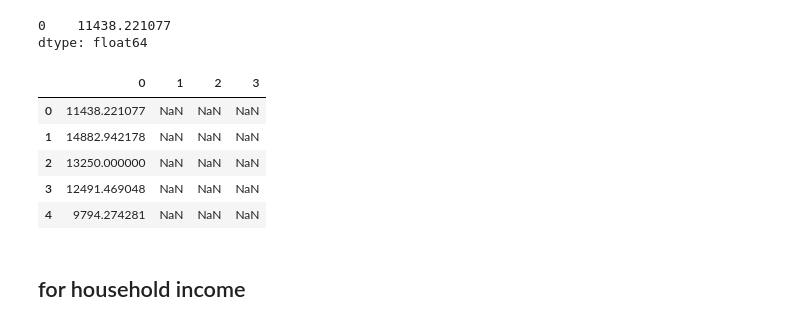
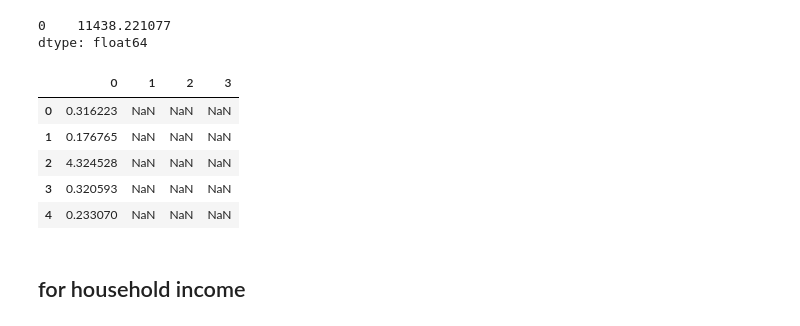
Before and after one commit to mateoneira/UrbanDNA, a Jupyter notebook: Ele-June/June's modular functions/REAL_Overlay Areal Interpolation.ipynb, the cells around one changed output. Drawn from its saved outputs; the diff is of its cells as text; code cells hidden in the pictures.

Commit message:
updated cleaned interpolated results

```diff
--- a/Ele-June/June's modular functions/REAL_Overlay Areal Interpolation.ipynb
+++ b/Ele-June/June's modular functions/REAL_Overlay Areal Interpolation.ipynb
@@ -18,7 +18,7 @@ from datetime import datetime
 ## Input shapefiles.
 sc_file is source shapefile with attribute values; tg_file is target shapefile (boundary obtained from amenitiy clusterning, in our case)
 # %%
-sc_file="/Users/June/urbanDNA/data/london_info_shp/london_info.shp"
+sc_file="/Users/June/urbanDNA/data/london_info_shp/london_info_1.shp"
 tg_file="/Users/June/urbanDNA/Ele-June/HDBSCAN_polygons.csv"
 # %%
 tg = pd.read_csv(tg_file)
@@ -86,2 +109,0 @@ sc_shp.head()
-# %%
-sc_shp['day_night_ratio']=float(sc_shp['num_jbs'])/float(sc_shp['pop15'])
@@ -90,7 +114,7 @@ TypeError: cannot convert the series to <type 'float'>
 # %% [markdown]
 ## Calculation
 # %%
-attr_name ="pop15"
+attr_name ="dy_ngh_"
 
 sc_values = pd.to_numeric(sc_shp[attr_name])
 tg_zone_value=[]
@@ -122,12 +164,12 @@ tg_zone_value[0]
 0    11438.221077
 dtype: float64
 # %%
-pop=pd.DataFrame(tg_zone_value) #"interpolated value returned. in order. hence can be attached back to dataframe.
-pop.head()
+pop_ratio=pd.DataFrame(tg_zone_value) #"interpolated value returned. in order. hence can be attached back to dataframe.
+pop_ratio.head()
 # %% [output]
 |  | 0 | 1 | 2 | 3 |
-| 0 | 11438.221077 | NaN | NaN | NaN |
-| 1 | 14882.942178 | NaN | NaN | NaN |
-| 2 | 13250.000000 | NaN | NaN | NaN |
-| 3 | 12491.469048 | NaN | NaN | NaN |
-| 4 | 9794.274281 | NaN | NaN | NaN |
+| 0 | 0.316223 | NaN | NaN | NaN |
+| 1 | 0.176765 | NaN | NaN | NaN |
+| 2 | 4.324528 | NaN | NaN | NaN |
+| 3 | 0.320593 | NaN | NaN | NaN |
+| 4 | 0.233070 | NaN | NaN | NaN |
```
Also changed, not shown: parts of 30 cells of this notebook, 6 other files.
